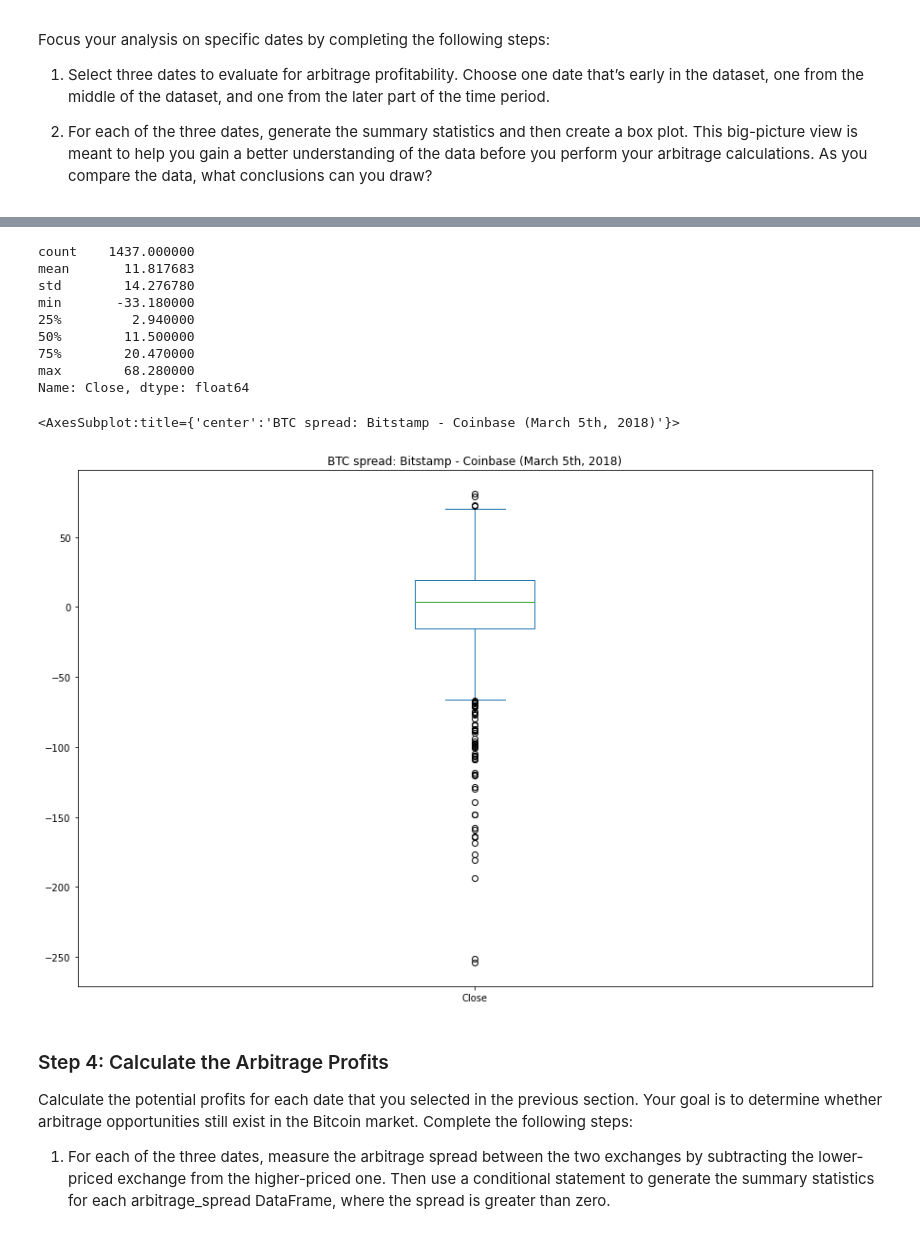
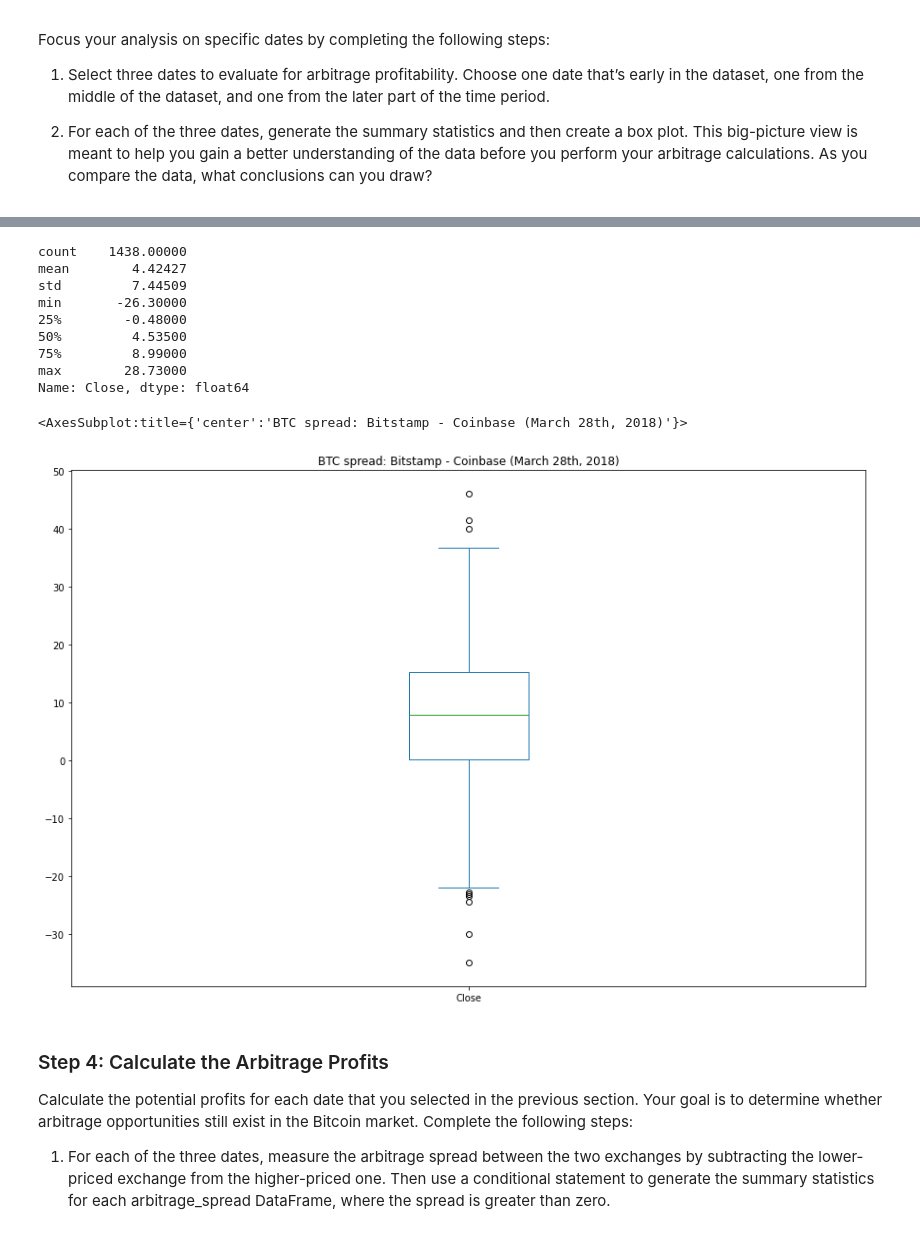
Before and after one commit to fredec96/Arbitrage_Analysis, a Jupyter notebook: crypto_arbitrage.ipynb, the cells around one changed output, grey strips where cells are left out. Saved outputs shown, nothing was run; the diff lists cells and outputs as text; code cells hidden in the pictures.

```diff
--- a/crypto_arbitrage.ipynb
+++ b/crypto_arbitrage.ipynb
@@ -254,6 +265,3 @@ Timestamp
 2018-03-31 23:58:00    False
 2018-03-31 23:59:00    False
 Length: 129322, dtype: bool
-# %%
-coinbase["Close"] = coinbase["Close"].astype("float")
-coinbase.dtypes
@@ -455,7 +454,7 @@ coinbase_sliced['Close'].loc['2018-02-05' : '2018-02-05'].plot(
 # %%
 # Using the date in the middle that you have selected, calculate the arbitrage spread
 # by subtracting the bitstamp lower closing prices from the coinbase higher closing prices
-arbitrage_spread_middle = coinbase_sliced['Close'].loc['2018-02-05' : '2018-02-05'] - bitstamp_sliced['Close'].loc['2018-02-05' : '2018-02-05']
+arbitrage_spread_middle = bitstamp_sliced['Close'].loc['2018-02-28' : '2018-02-28'] - coinbase_sliced['Close'].loc['2018-02-28' : '2018-02-28']
 
 # Generate summary statistics
 arbitrage_spread_middle.describe()
@@ -488,26 +487,26 @@ coinbase_sliced['Close'].loc['2018-03-05' : '2018-03-05'].plot(
 # %%
 # Using the date from the late that you have selected, calculate the arbitrage spread
 # by subtracting the bitstamp lower closing prices from the coinbase higher closing prices
-arbitrage_spread_late = bitstamp_sliced['Close'].loc['2018-03-05' : '2018-03-05'] - coinbase_sliced['Close'].loc['2018-03-05' : '2018-03-05']
+arbitrage_spread_late = bitstamp_sliced['Close'].loc['2018-03-28' : '2018-03-28'] - coinbase_sliced['Close'].loc['2018-03-28' : '2018-03-28']
 
 # Generate summary statistics for the late DataFrame
 arbitrage_spread_late.describe()
 # %% [output]
-count    1437.000000
-mean       11.817683
-std        14.276780
-min       -33.180000
-25%         2.940000
-50%        11.500000
-75%        20.470000
-max        68.280000
+count    1438.00000
+mean        4.42427
+std         7.44509
+min       -26.30000
+25%        -0.48000
+50%         4.53500
+75%         8.99000
+max        28.73000
 Name: Close, dtype: float64
 # %%
 # Visualize the arbitrage spread from late in the dataset in a box plot
-arbitrage_spread_middle.plot(kind='box', legend=True, figsize=(15, 10), title="BTC spread: Bitstamp - Coinbase (March 5th, 2018)")
+arbitrage_spread_middle.plot(kind='box', legend=True, figsize=(15, 10), title="BTC spread: Bitstamp - Coinbase (March 28th, 2018)")
 # %% [output]
-<AxesSubplot:title={'center':'BTC spread: Bitstamp - Coinbase (March 5th, 2018)'}>
+<AxesSubplot:title={'center':'BTC spread: Bitstamp - Coinbase (March 28th, 2018)'}>
-[figure, old version]
+[figure, new version]
 # %% [markdown]
 ### Step 4: Calculate the Arbitrage Profits
 
```
Also changed, not shown: parts of 47 cells of this notebook.
